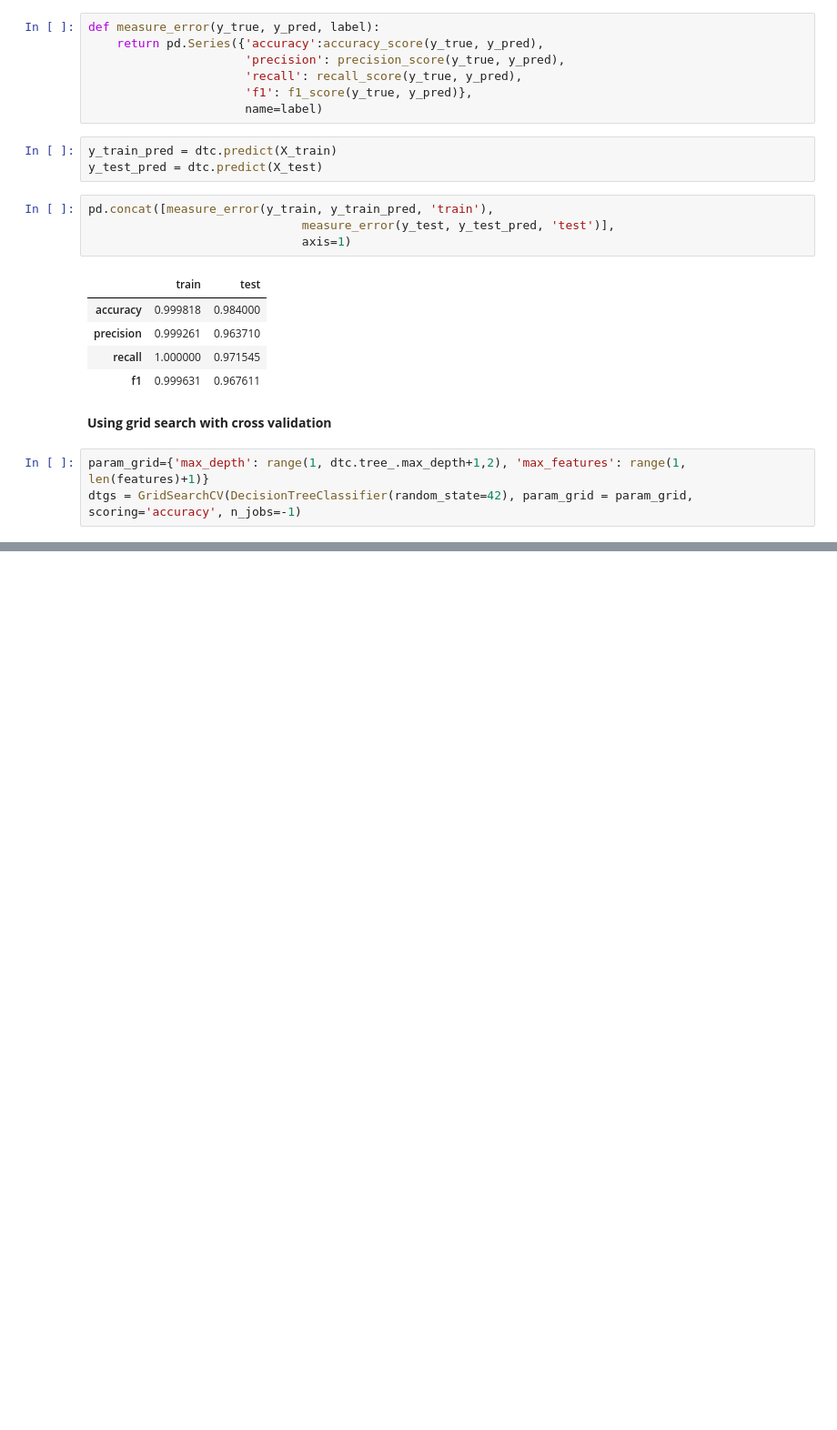
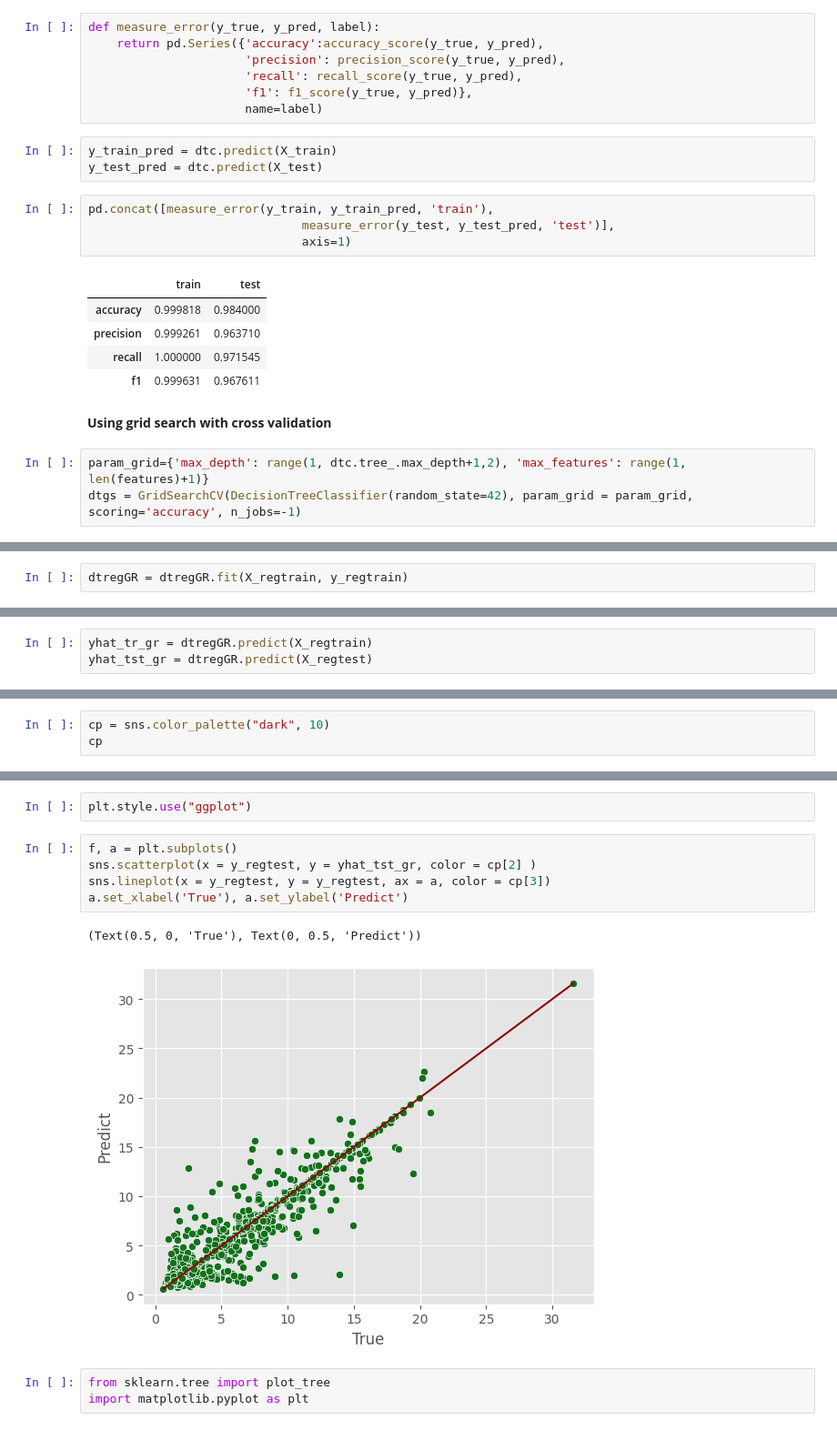
Before and after one commit to MassGH2023/Supervised-Machine-Learning-Classification, a Jupyter notebook: Decision_tree_wine_quality_data_set.ipynb, the cells around one changed output, grey strips where cells are left out. Shown at 91% size. Saved outputs shown, nothing was run; the diff lists cells and outputs as text; blank space fills up the shorter version.

```diff
--- a/Decision_tree_wine_quality_data_set.ipynb
+++ b/Decision_tree_wine_quality_data_set.ipynb
@@ -112,0 +147,2 @@ dtgs = GridSearchCV(DecisionTreeClassifier(random_state=42), param_grid = param_
+# %%
+dtregGR = dtregGR.fit(X_regtrain, y_regtrain)
@@ -112,0 +153,3 @@ dtgs = GridSearchCV(DecisionTreeClassifier(random_state=42), param_grid = param_
+# %%
+yhat_tr_gr = dtregGR.predict(X_regtrain)
+yhat_tst_gr = dtregGR.predict(X_regtest)
@@ -112,0 +161,3 @@ dtgs = GridSearchCV(DecisionTreeClassifier(random_state=42), param_grid = param_
+# %%
+cp = sns.color_palette("dark", 10)
+cp
@@ -112,0 +175,13 @@ dtgs = GridSearchCV(DecisionTreeClassifier(random_state=42), param_grid = param_
+# %%
+plt.style.use("ggplot")
+# %%
+f, a = plt.subplots()
+sns.scatterplot(x = y_regtest, y = yhat_tst_gr, color = cp[2] )
+sns.lineplot(x = y_regtest, y = y_regtest, ax = a, color = cp[3])
+a.set_xlabel('True'), a.set_ylabel('Predict')
+# %% [output]
+(Text(0.5, 0, 'True'), Text(0, 0.5, 'Predict'))
+[figure, added]
+# %%
+from sklearn.tree import plot_tree
+import matplotlib.pyplot as plt
```
Also changed, not shown: parts of 15 cells of this notebook.
